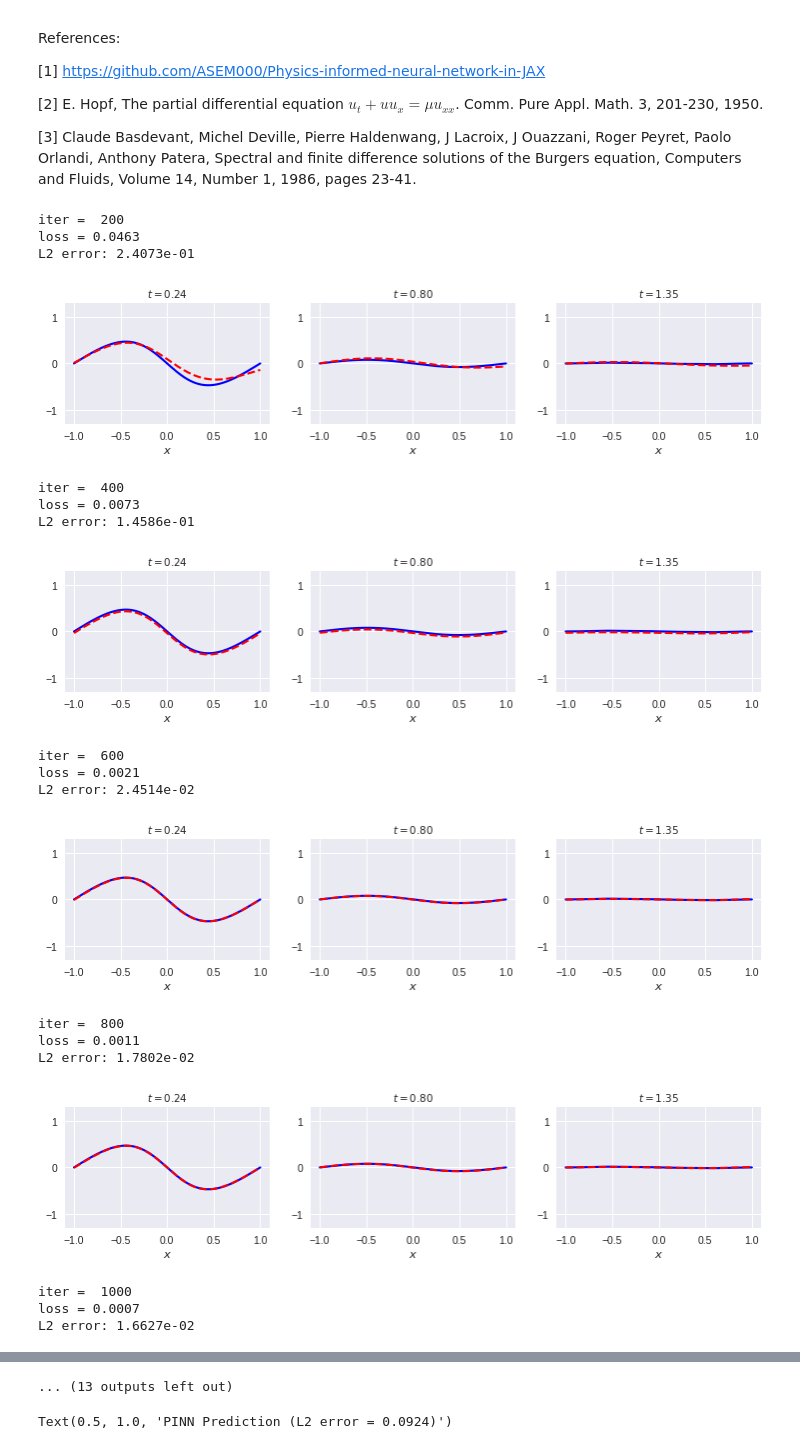
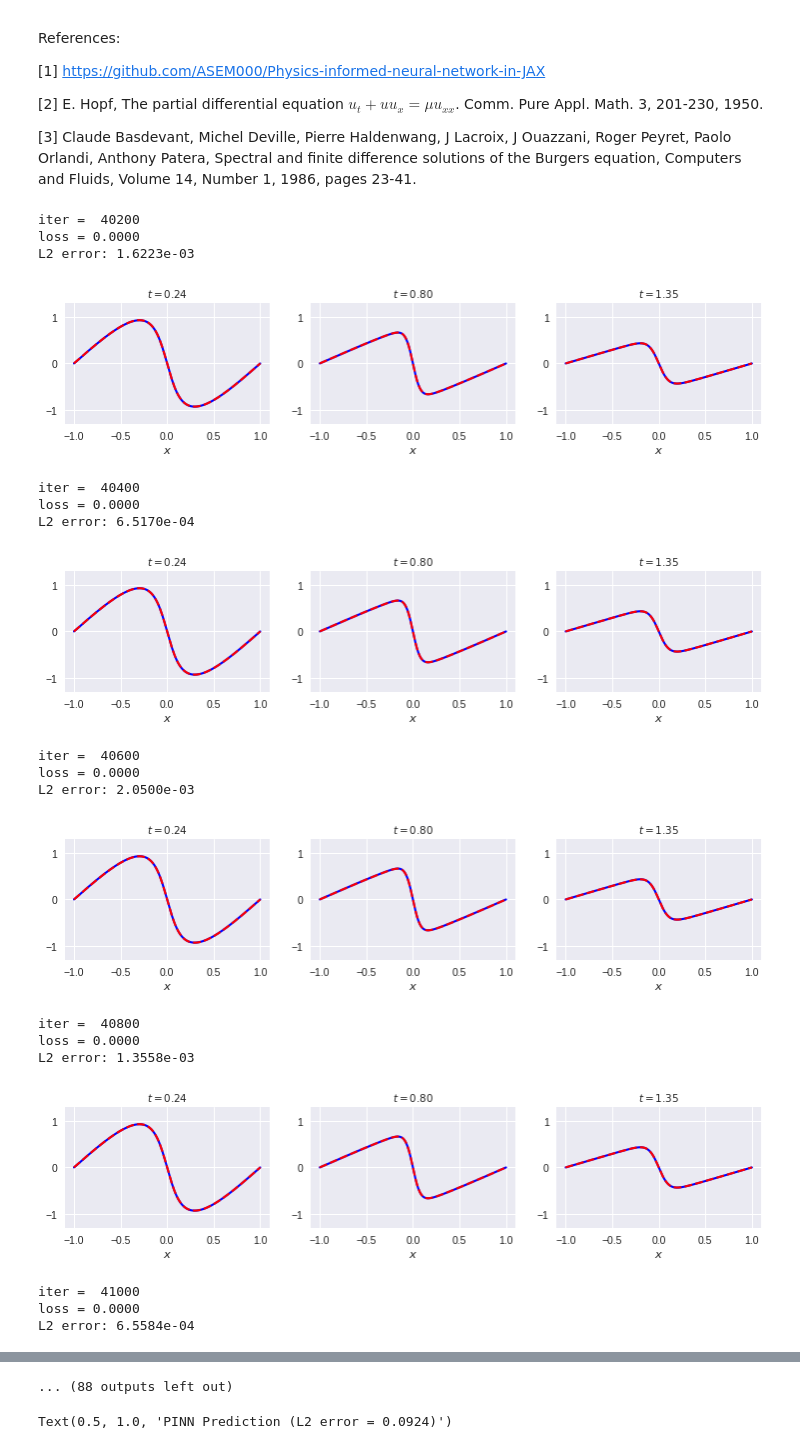
Before and after one commit to victor-marchesini/Scientific_Machine_Learning_Cenpes_2025, a Jupyter notebook: SciML_Burgers.ipynb, the cells around one changed output, grey strips where cells are left out. Cells and saved outputs as stored; diff of their text form; code cells hidden in the pictures.

```diff
--- a/SciML_Burgers.ipynb
+++ b/SciML_Burgers.ipynb
@@ -67,7 +67,7 @@ Problem Definition and Quadrature Solution
 
 from numpy.polynomial.hermite import hermgauss
 
-nu = 0.01/np.pi # viscosity parameter
+nu = 0.1/np.pi # viscosity parameter
 
 # define grid for quadrature solution
 utn = 128
@@ -127,9 +127,9 @@ def init_params(layer_sizes):
   keys = jax.random.split(jax.random.PRNGKey(0),len(layer_sizes)-1)
   params = list()
   for key,n_in,n_out in zip(keys,layer_sizes[:-1],layer_sizes[1:]):
-    lb,ub = -(1/jnp.sqrt(n_in)),(1/jnp.sqrt(n_in)) # xavier initialization lower and upper bound
-    W = lb + (ub-lb) * jax.random.uniform(key,shape=(n_in,n_out))
-    B = jax.random.uniform(key,shape=(n_out,))
+    lb,ub = -jnp.sqrt(2/(n_in+n_out))/.8796,jnp.sqrt(2/(n_in+n_out))/.8796 # xavier initialization lower and upper bound
+    W = jax.random.truncated_normal(key,lower=lb,upper=ub,shape=(n_in,n_out))
+    B = np.zeros(n_out)
     params.append({'W':W,'B':B})
   return params
 # %%
@@ -203,51 +203,50 @@ params = init_params(layer_sizes)
 
 # Adam optimizer
 lr = optax.constant_schedule(1e-3)
 optimizer = optax.adam(lr)
 opt_state = optimizer.init(params)
 
-for iter in range(5000):
+for iter in range(10000):
 
   opt_state,params = grad_update(opt_state,params,xcl,tcl,x0,t0,u0,xlb,tlb,ulb,xub,tub,uub)
 
   # display intermediate results
   if ((iter+1) % 200 == 0):
     print('iter =  '+str(iter+1))
     print('loss = {:.4f}'.format(loss(params,xcl,tcl,x0,t0,u0,xlb,tlb,ulb,xub,tub,uub)))
 
     u_PINN_flat = PINN(X_flat,T_flat,params)
     err = jnp.linalg.norm(u_flat-u_PINN_flat[:,-1],2)/jnp.linalg.norm(u_flat,2)
     print('L2 error: %.4e' % (err))
-    #plot_slices(u_flat,u_PINN_flat,[0.15,0.5,0.85])
     fig = plt.figure(figsize=(12,4),dpi=75)
     plt.style.use('seaborn-v0_8')
     for gi,snap in enumerate([0.15,0.5,0.85]):
       tind = int(snap*len(ut))
       ax = fig.add_subplot(1,3,gi+1)
       ax.set_aspect(0.5)
       ax.plot(ux,u_flat[tind*uxn:(tind+1)*uxn],'b-',linewidth=2,label='Exact')
       ax.plot(ux,u_PINN_flat[tind*uxn:(tind+1)*uxn,0],'r--',linewidth=2,label='Prediction')
       ax.set_title('$t = %.2f$' % (ut[tind]),fontsize=10)
       ax.set_xlabel('$x$')
       ax.set_ylim([-1.3,1.3])
     plt.show()
 # %% [output]
-iter =  200
-loss = 0.0463
-L2 error: 2.4073e-01
+iter =  40200
+loss = 0.0000
+L2 error: 1.6223e-03
-[figure, old version]
+[figure, new version]
-iter =  400
-loss = 0.0073
-L2 error: 1.4586e-01
+iter =  40400
+loss = 0.0000
+L2 error: 6.5170e-04
-[figure, old version]
+[figure, new version]
-iter =  600
-loss = 0.0021
-L2 error: 2.4514e-02
+iter =  40600
+loss = 0.0000
+L2 error: 2.0500e-03
-[figure, old version]
+[figure, new version]
-iter =  800
-loss = 0.0011
-L2 error: 1.7802e-02
+iter =  40800
+loss = 0.0000
+L2 error: 1.3558e-03
-[figure, old version]
+[figure, new version]
-iter =  1000
-loss = 0.0007
-L2 error: 1.6627e-02
+iter =  41000
+loss = 0.0000
+L2 error: 6.5584e-04
@@ -259,4 +258,4 @@ L2 error: 1.6004e-02
-... (13 outputs left out)
+... (88 outputs left out)
 # %%
 #Display results
 
```
Also changed, not shown: parts of 1 cell of this notebook.
